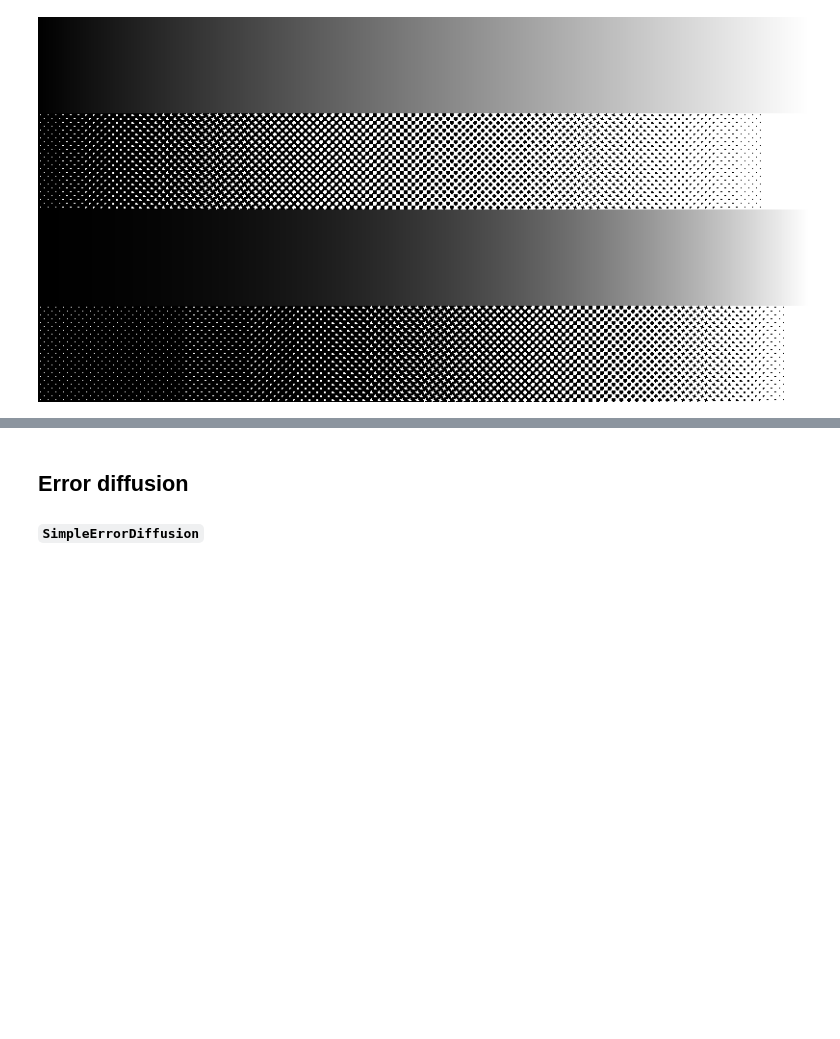
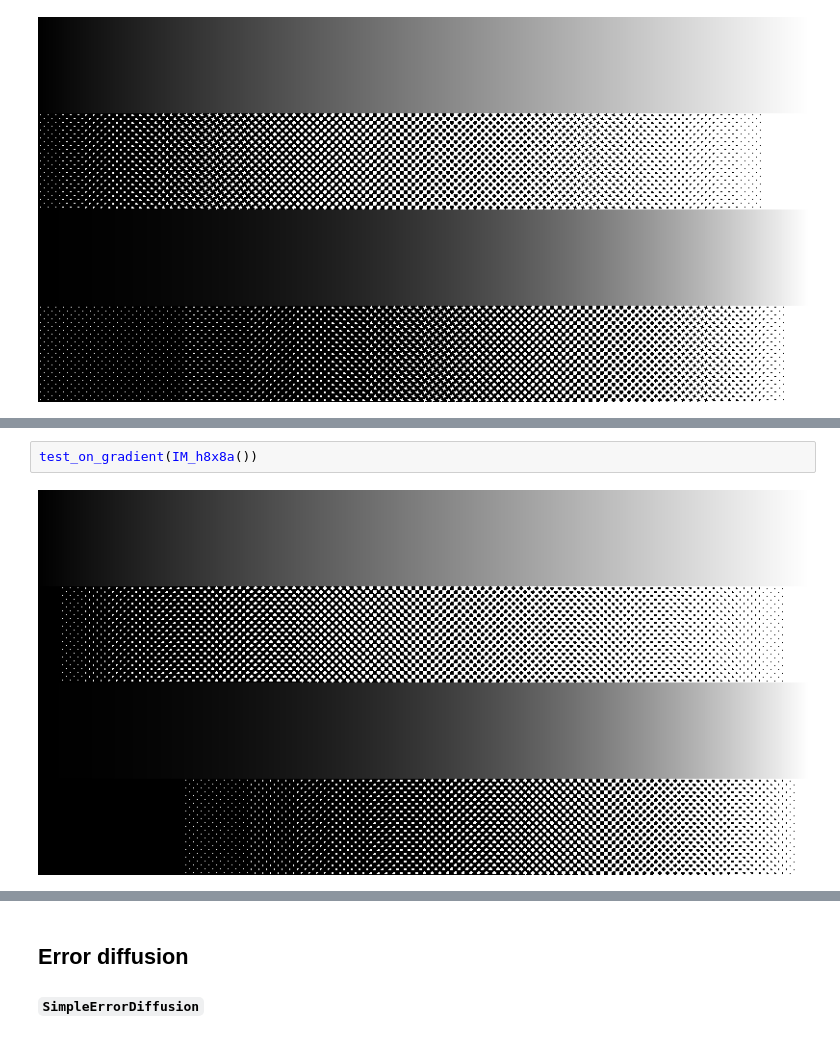
Before and after one commit to JuliaImages/DitherPunk.jl, a Jupyter notebook: dev/generated/gallery_gradient.ipynb, the cells around one changed output, grey strips where cells are left out. Cells and saved outputs as stored; diff of their text form; blank space fills up the shorter version.

```diff
--- a/dev/generated/gallery_gradient.ipynb
+++ b/dev/generated/gallery_gradient.ipynb
@@ -95,0 +110,4 @@ test_on_gradient(Rhombus())
+# %%
+test_on_gradient(IM_h8x8a())
+# %% [output]
+[figure, added]
```
Also changed, not shown: parts of 11 cells of this notebook, 10 other files.
